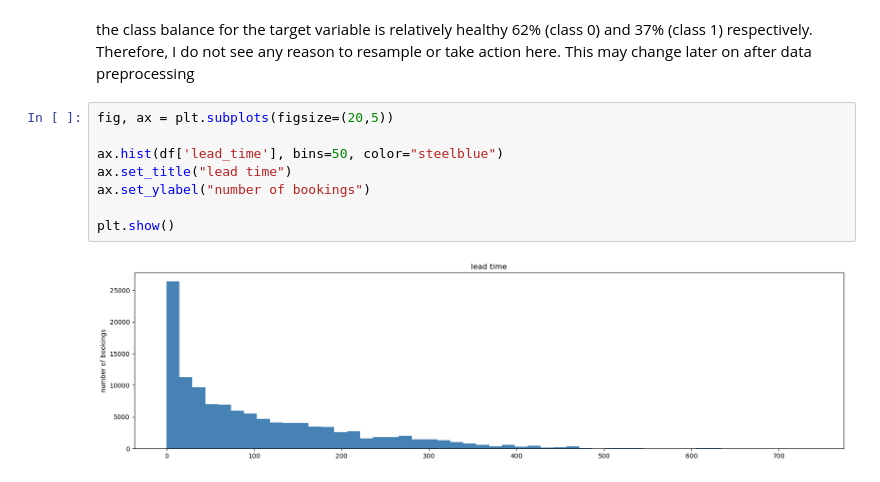
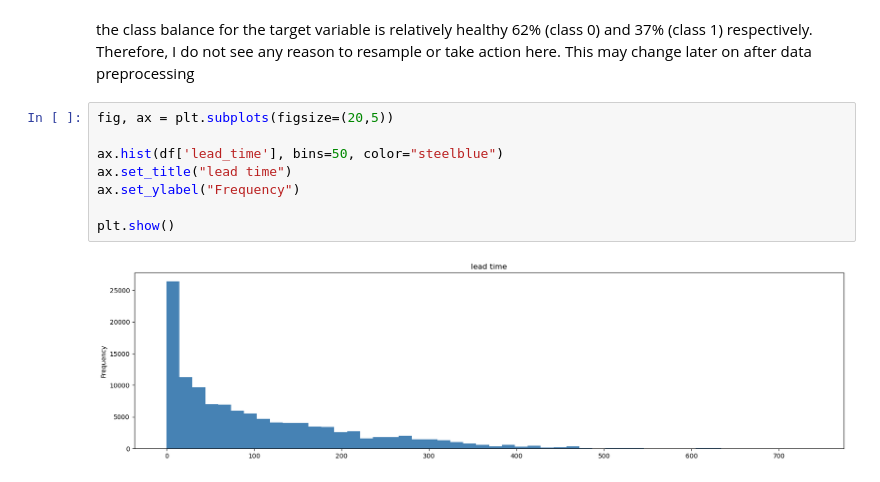
Before and after one commit to AlanChamathil/hotel-booking, a Jupyter notebook: data-exploration/univariate_analysis.ipynb, the cells around one changed output. Saved outputs shown, nothing was run; the diff lists cells and outputs as text.

```diff
--- a/data-exploration/univariate_analysis.ipynb
+++ b/data-exploration/univariate_analysis.ipynb
@@ -94,10 +94,10 @@ the class balance for the target variable is relatively healthy 62% (class 0) an
 # %%
 fig, ax = plt.subplots(figsize=(20,5))
 
 ax.hist(df['lead_time'], bins=50, color="steelblue")
 ax.set_title("lead time")
-ax.set_ylabel("number of bookings")
+ax.set_ylabel("Frequency")
 
 plt.show()
 # %% [output]
-[figure, old version]
+[figure, new version]
```
Also changed, not shown: parts of 2 cells of this notebook.
